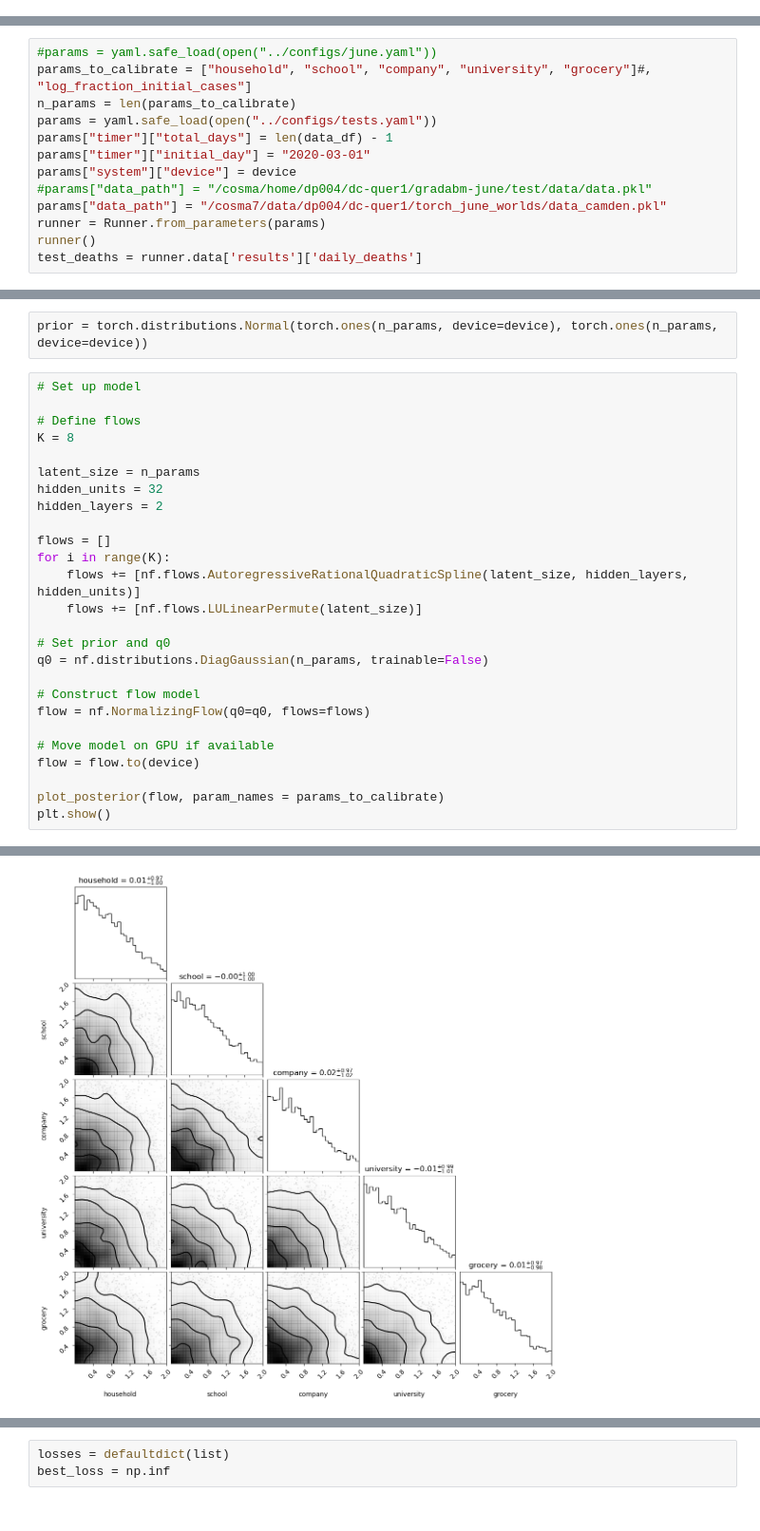
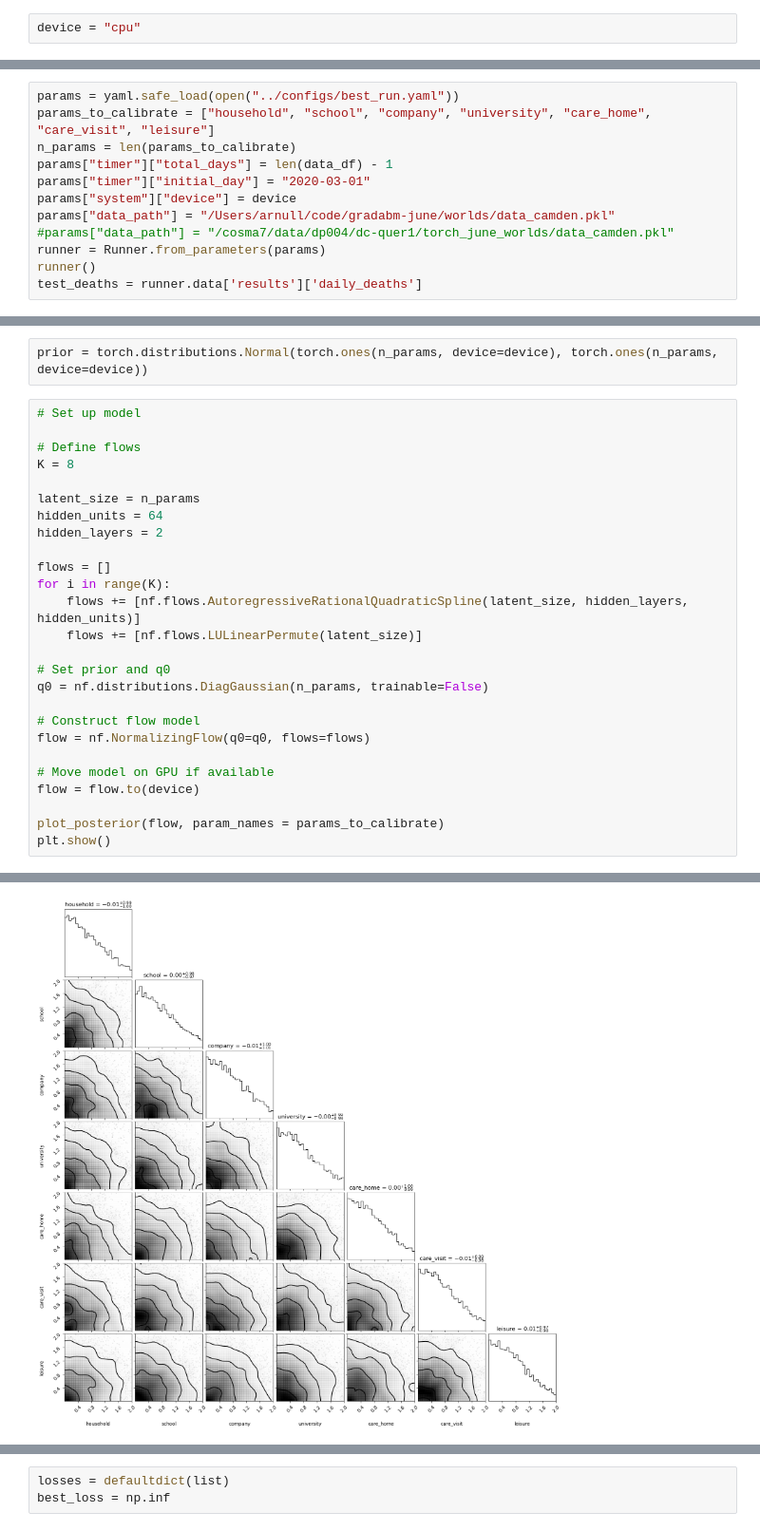
Before and after one commit to arnauqb/bayesian_gradabm, a Jupyter notebook: notebooks/june_data.ipynb, the cells around one changed output, grey strips where cells are left out. Shown at 95% size. Saved outputs shown, nothing was run; the diff lists cells and outputs as text.

```diff
--- a/notebooks/june_data.ipynb
+++ b/notebooks/june_data.ipynb
@@ -21,3 +19,5 @@ device = "cuda:3"
+# %%
+device = "cpu"
 # %%
 def set_random_seed(seed=999):
     """
@@ -63,14 +63,13 @@ data_df.plot()
 [figure]
 # %%
-#params = yaml.safe_load(open("../configs/june.yaml"))
-params_to_calibrate = ["household", "school", "company", "university", "grocery"]#, "log_fraction_initial_cases"]
+params = yaml.safe_load(open("../configs/best_run.yaml"))
+params_to_calibrate = ["household", "school", "company", "university", "care_home", "care_visit", "leisure"]
 n_params = len(params_to_calibrate)
-params = yaml.safe_load(open("../configs/tests.yaml"))
 params["timer"]["total_days"] = len(data_df) - 1
 params["timer"]["initial_day"] = "2020-03-01"
 params["system"]["device"] = device
-#params["data_path"] = "/cosma/home/dp004/dc-quer1/gradabm-june/test/data/data.pkl"
-params["data_path"] = "/cosma7/data/dp004/dc-quer1/torch_june_worlds/data_camden.pkl"
+params["data_path"] = "/Users/arnull/code/gradabm-june/worlds/data_camden.pkl"
+#params["data_path"] = "/cosma7/data/dp004/dc-quer1/torch_june_worlds/data_camden.pkl"
 runner = Runner.from_parameters(params)
 runner()
 test_deaths = runner.data['results']['daily_deaths']
@@ -91,7 +90,7 @@ prior = torch.distributions.Normal(torch.ones(n_params, device=device), torch.on
 K = 8
 
 latent_size = n_params
-hidden_units = 32
+hidden_units = 64
 hidden_layers = 2
 
 flows = []
@@ -119,4 +113,4 @@ X = torch.linalg.solve_triangular(A, B). (Triggered internally at  /opt/conda/co
-[figure, old version]
+[figure, new version]
 # %%
 def run_model(runner, sample):
     #print(sample)
```
Also changed, not shown: parts of 9 cells of this notebook, 7 other files.
